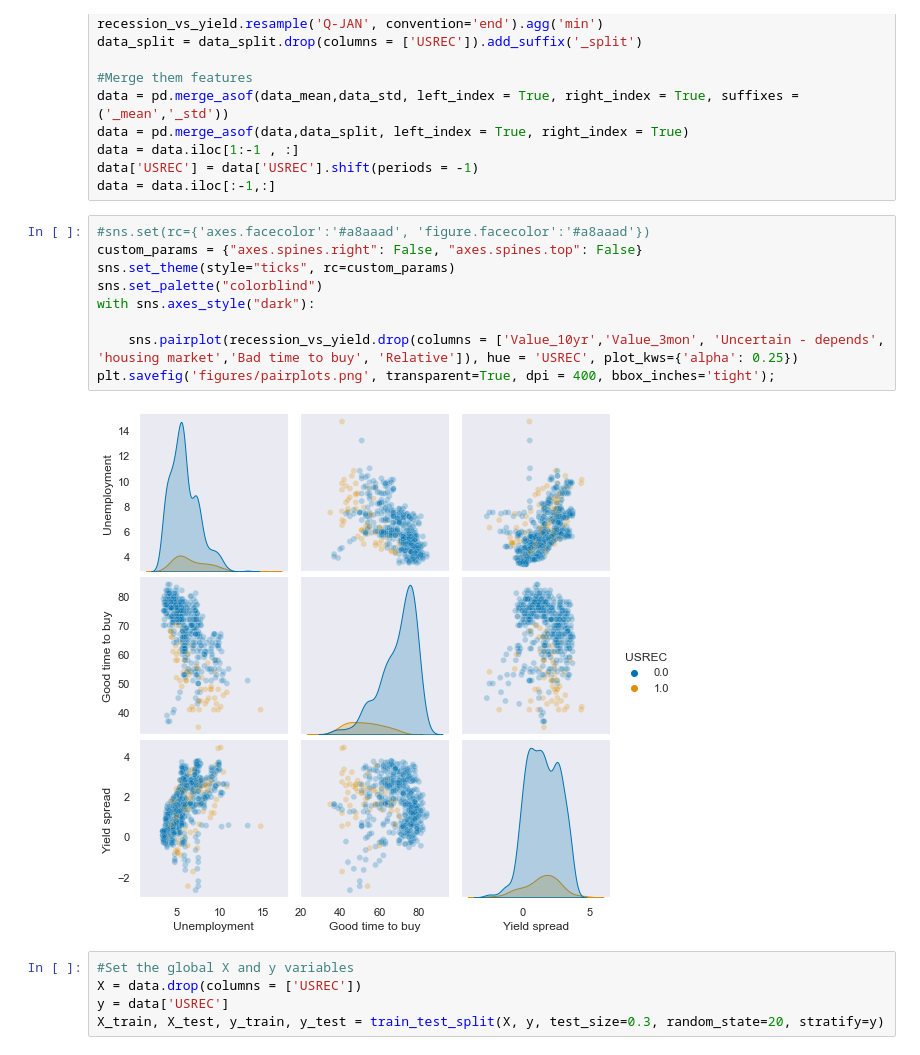
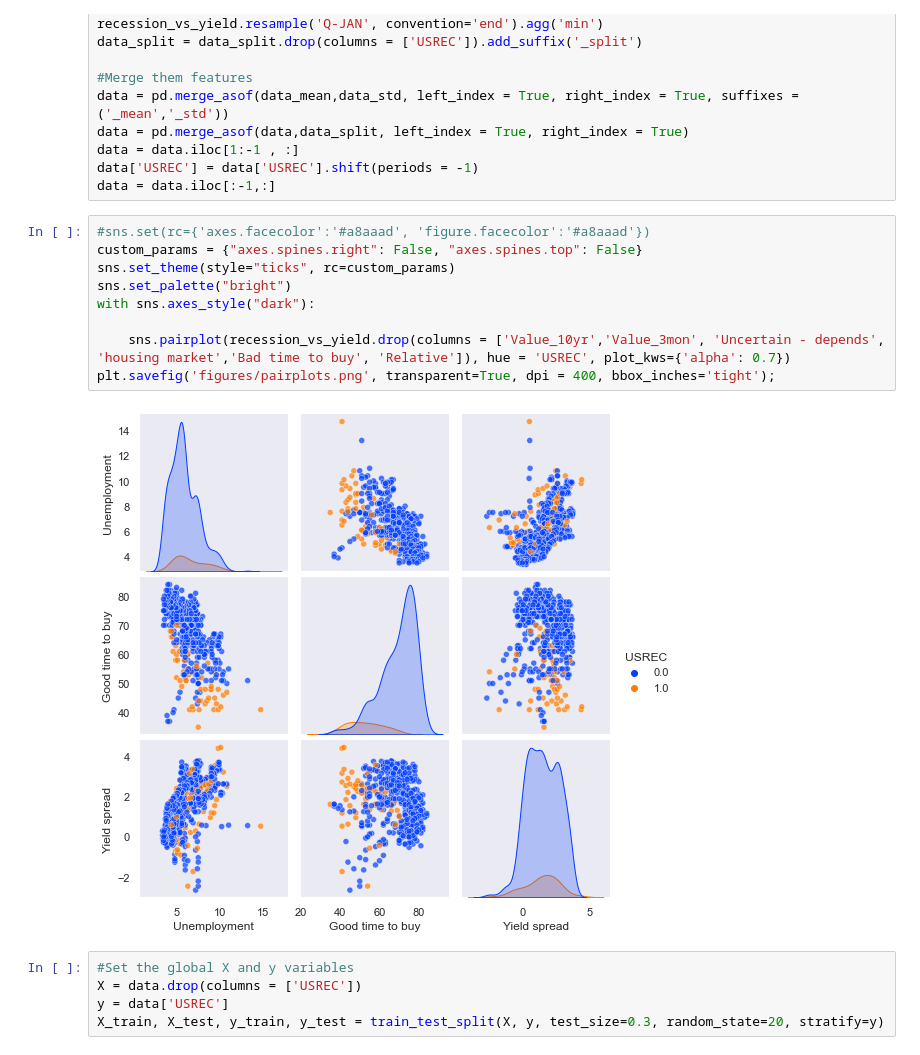
Before and after one commit to DanlBradley/RecessionPredictor, a Jupyter notebook: model_tuning.ipynb, the cells around one changed output. Saved outputs shown, nothing was run; the diff lists cells and outputs as text.

```diff
--- a/model_tuning.ipynb
+++ b/model_tuning.ipynb
@@ -55,14 +55,14 @@ data = data.iloc[:-1,:]
 # %%
 #sns.set(rc={'axes.facecolor':'#a8aaad', 'figure.facecolor':'#a8aaad'})
 custom_params = {"axes.spines.right": False, "axes.spines.top": False}
 sns.set_theme(style="ticks", rc=custom_params)
-sns.set_palette("colorblind")
+sns.set_palette("bright")
 with sns.axes_style("dark"):
 
-    sns.pairplot(recession_vs_yield.drop(columns = ['Value_10yr','Value_3mon', 'Uncertain - depends', 'housing market','Bad time to buy', 'Relative']), hue = 'USREC', plot_kws={'alpha': 0.25})
+    sns.pairplot(recession_vs_yield.drop(columns = ['Value_10yr','Value_3mon', 'Uncertain - depends', 'housing market','Bad time to buy', 'Relative']), hue = 'USREC', plot_kws={'alpha': 0.7})
 plt.savefig('figures/pairplots.png', transparent=True, dpi = 400, bbox_inches='tight');
 # %% [output]
-[figure, old version]
+[figure, new version]
 # %%
 #Set the global X and y variables
 X = data.drop(columns = ['USREC'])
```
Also changed, not shown: parts of 3 cells of this notebook, 7 other files.
